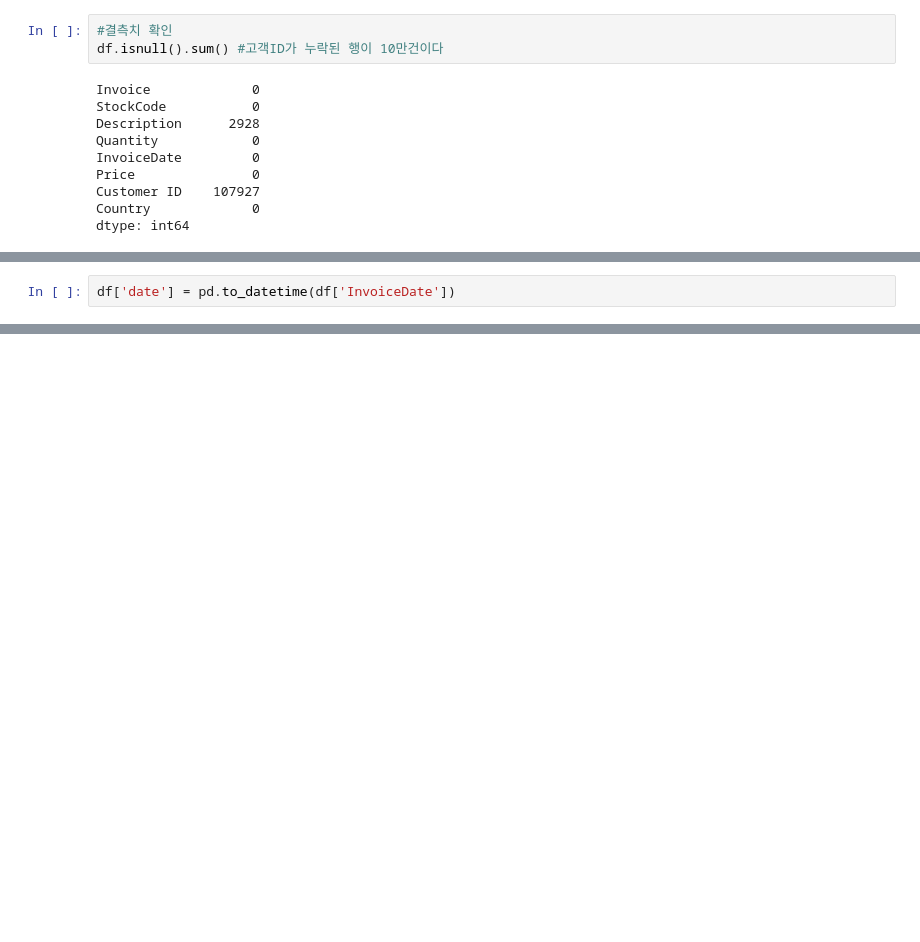
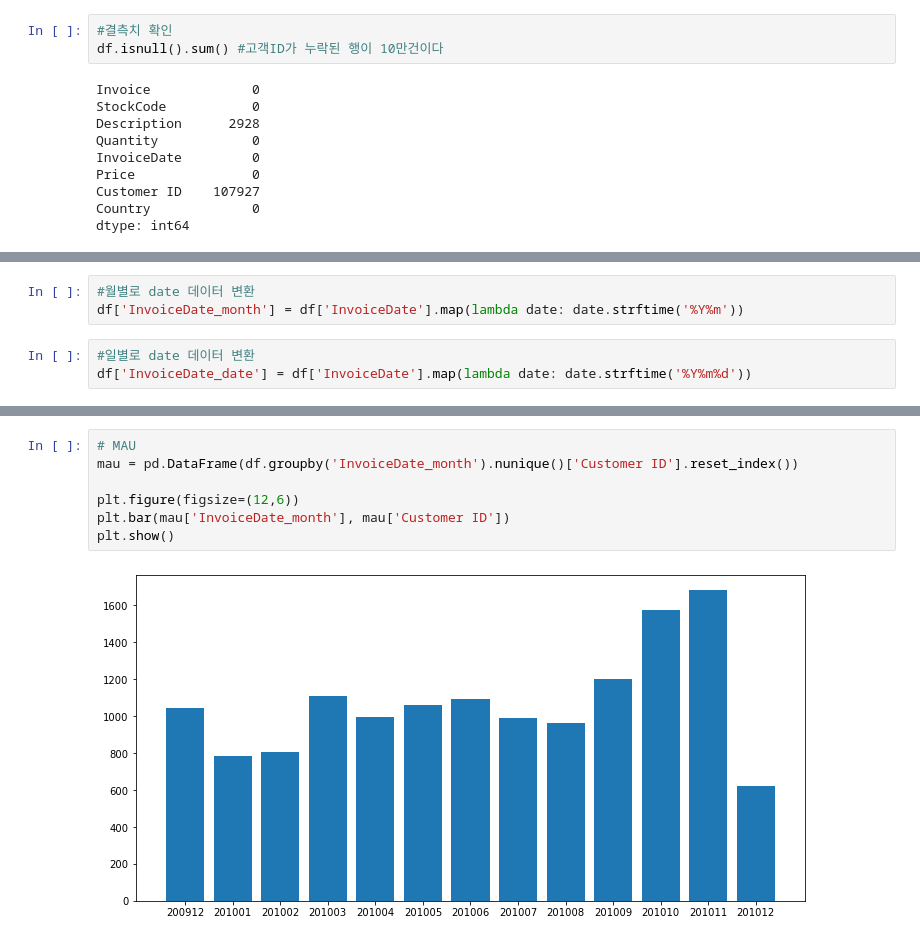
Before and after one commit to king-rabbit/online_retail_analysis, a Jupyter notebook: EDA.ipynb, the cells around one changed output, grey strips where cells are left out. Saved outputs shown, nothing was run; the diff lists cells and outputs as text; blank space fills up the shorter version.

```diff
--- a/EDA.ipynb
+++ b/EDA.ipynb
@@ -59,4 +60,10 @@ dtype: int64
 print(min(df['InvoiceDate']), ' | ', max(df['InvoiceDate']))
 # %% [output]
 2009-12-01 07:45:00  |  2010-12-09 20:01:00
+# %%
+#월별로 date 데이터 변환
+df['InvoiceDate_month'] = df['InvoiceDate'].map(lambda date: date.strftime('%Y%m'))
+# %%
+#일별로 date 데이터 변환
+df['InvoiceDate_date'] = df['InvoiceDate'].map(lambda date: date.strftime('%Y%m%d'))
 # %% [markdown]
@@ -68,2 +70,0 @@ df.groupby('CustomerID')
-# %%
-df['date'] = pd.to_datetime(df['InvoiceDate'])
@@ -69,0 +75,9 @@ df['date'] = pd.to_datetime(df['InvoiceDate'])
+# %%
+# MAU
+mau = pd.DataFrame(df.groupby('InvoiceDate_month').nunique()['Customer ID'].reset_index())
+
+plt.figure(figsize=(12,6))
+plt.bar(mau['InvoiceDate_month'], mau['Customer ID'])
+plt.show()
+# %% [output]
+[figure, added]
```
Also changed, not shown: parts of 16 cells of this notebook, 1 other file.
